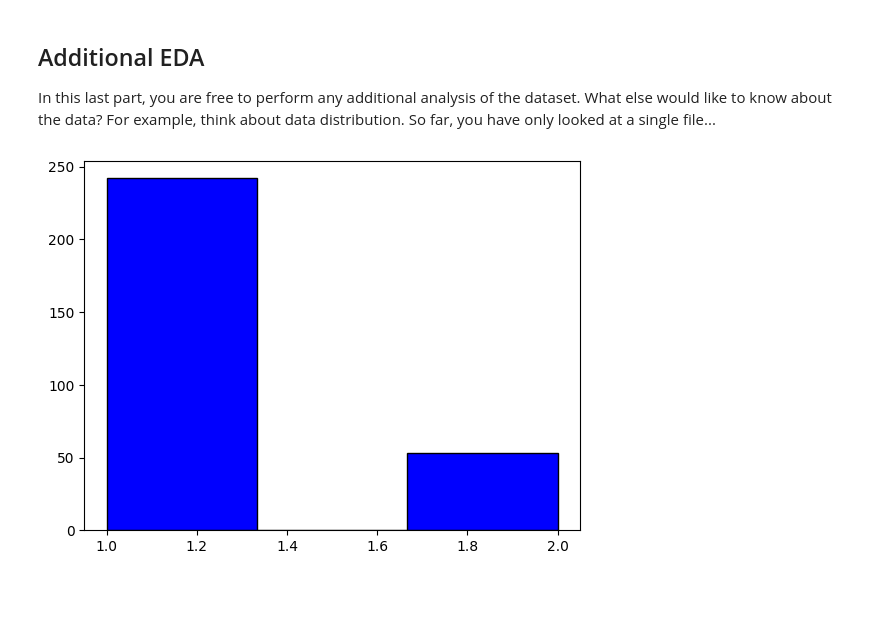
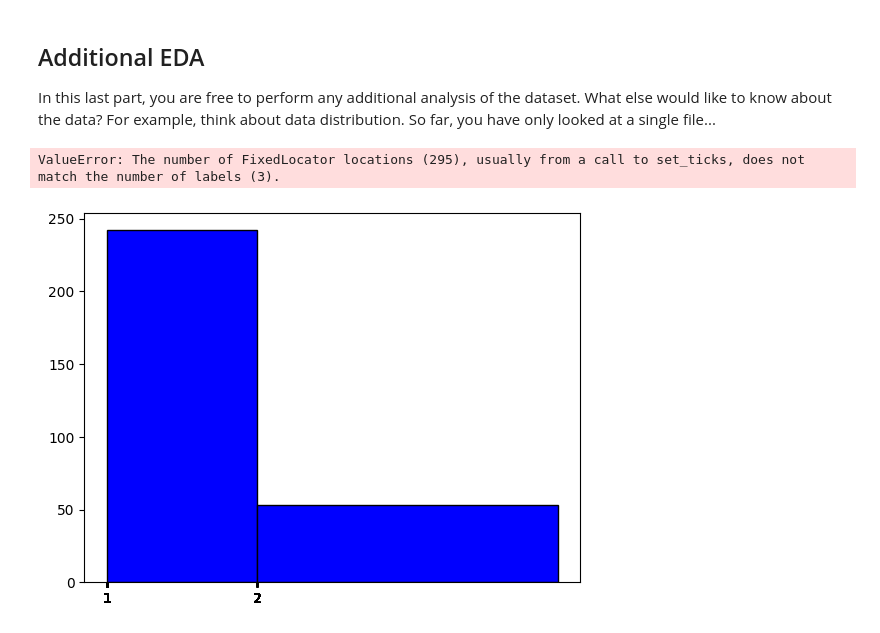
Before and after one commit to bibiair/nd013-c1-vision-starter, a Jupyter notebook: Exploratory Data Analysis.ipynb, the cells around one changed output. Cells and saved outputs as stored; diff of their text form; code cells hidden in the pictures; blank space fills up the shorter version.

Commit message:
added x label

```diff
--- a/Exploratory Data Analysis.ipynb
+++ b/Exploratory Data Analysis.ipynb
@@ -89,8 +89,11 @@ For example, think about data distribution. So far, you have only looked at a si
 # %%
 #To train the model, I think shuffling of the dataset is a good idea.
 #Because in waymo case, images in one tfrecord file are provided in chronological order.
 #So it's crucial to shuffle images to diversify the dataset, augmenting learning performance.
-plt.hist(cls,bins=3,color='blue',edgecolor = 'black')
+bins = [1,2,4]
+n, bins, patches = plt.hist(cls,bins=bins,color='blue',edgecolor = 'black')
+plt.xticks(bins,["vehicle","pedestrain","cyclist"])
 plt.show()
 # %% [output]
+ValueError: The number of FixedLocator locations (295), usually from a call to set_ticks, does not match the number of labels (3).
-[figure, old version]
+[figure, new version]
```
